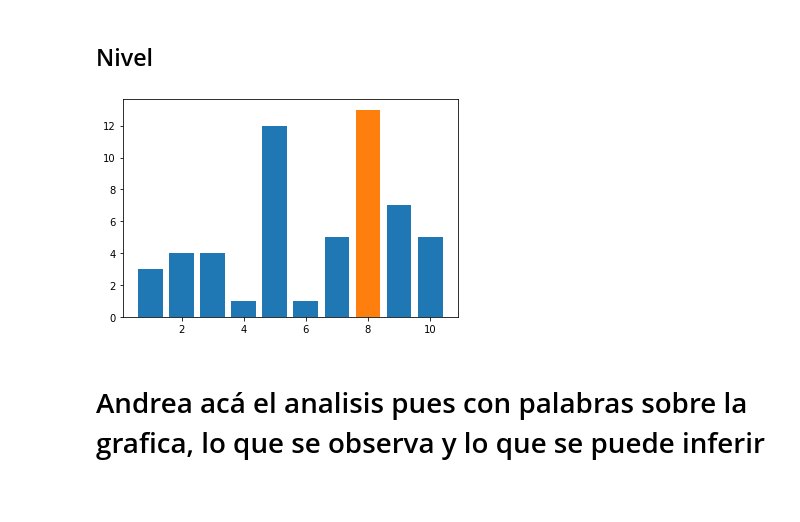
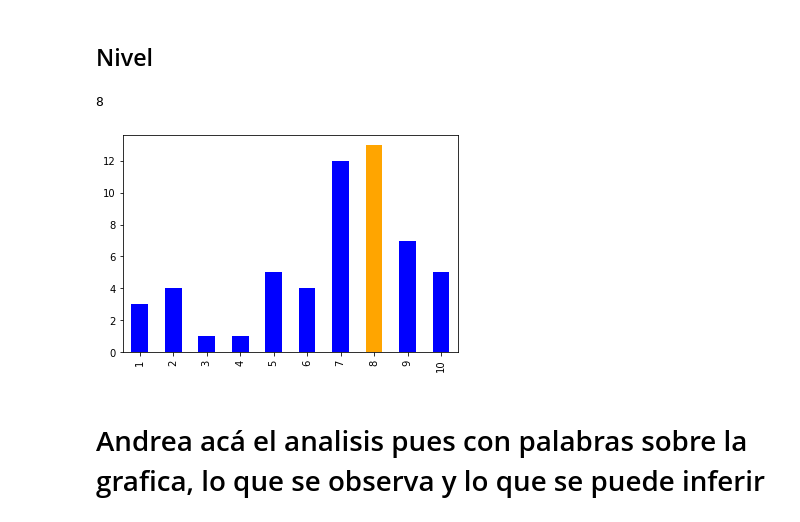
Before and after one commit to sebastianmora04/estadistica_j1, a Jupyter notebook: modelo.ipynb, the cells around one changed output. Drawn from its saved outputs; the diff is of its cells as text; code cells hidden in the pictures; blank space fills up the shorter version.

```diff
--- a/modelo.ipynb
+++ b/modelo.ipynb
@@ -105,17 +107,15 @@ plt.show()
 [figure]
 # %% [markdown]
 ## Nivel
-# %%
-nivel = df['Nivel']
-x_values = df['Nivel'].unique()
-y_values = df['Nivel'].value_counts().tolist()
-modaNivel = stat.mode(nivel)
-plt.bar(x_values, y_values)
-plt.bar(modaNivel, y_values)
-plt.show()
-plt.close('all')
-# %% [output]
-[figure, removed]
+# %%
+nivel = df['Nivel']
+x_values = df['Nivel'].value_counts()
+modaNivel = stat.mode(x_values.index)
+x_values.sort_index().plot(kind = 'bar', color = ['blue','blue','blue','blue','blue','blue','blue','orange','blue','blue'])
+print(modaNivel)
+# %% [output]
+8
+[figure, added]
 # %% [markdown]
 # Andrea acá el analisis pues con palabras sobre la grafica, lo que se observa y lo que se puede inferir
 # %% [markdown]
```
Also changed, not shown: parts of 12 cells of this notebook.
